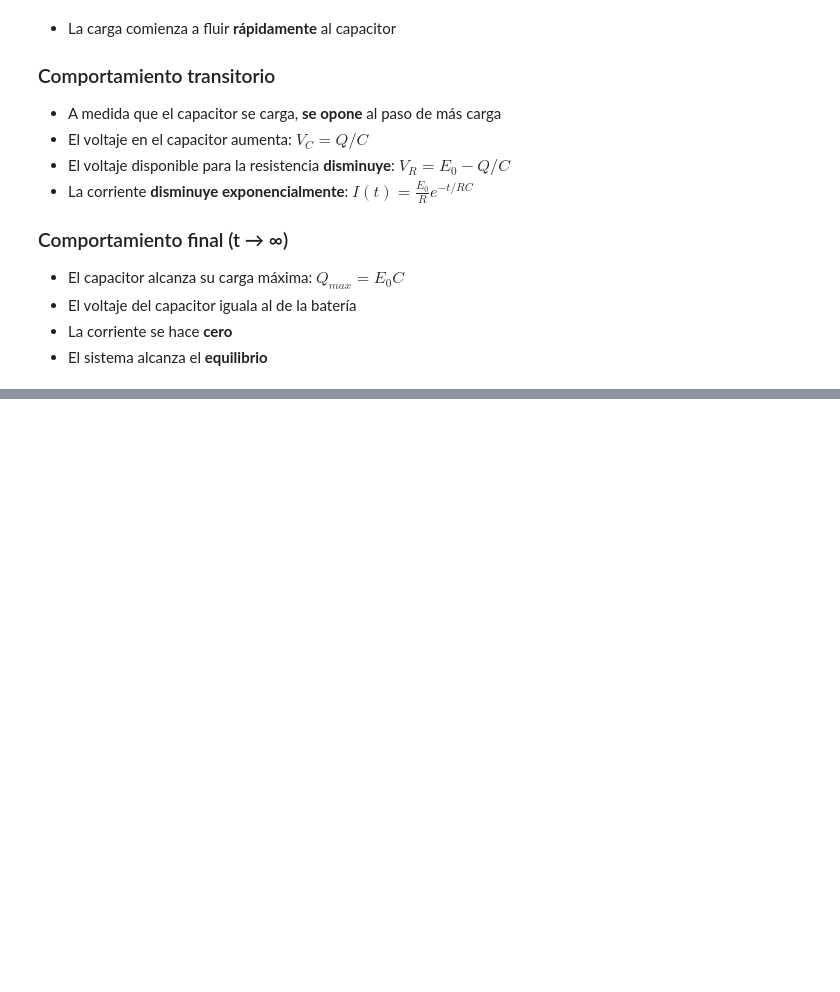
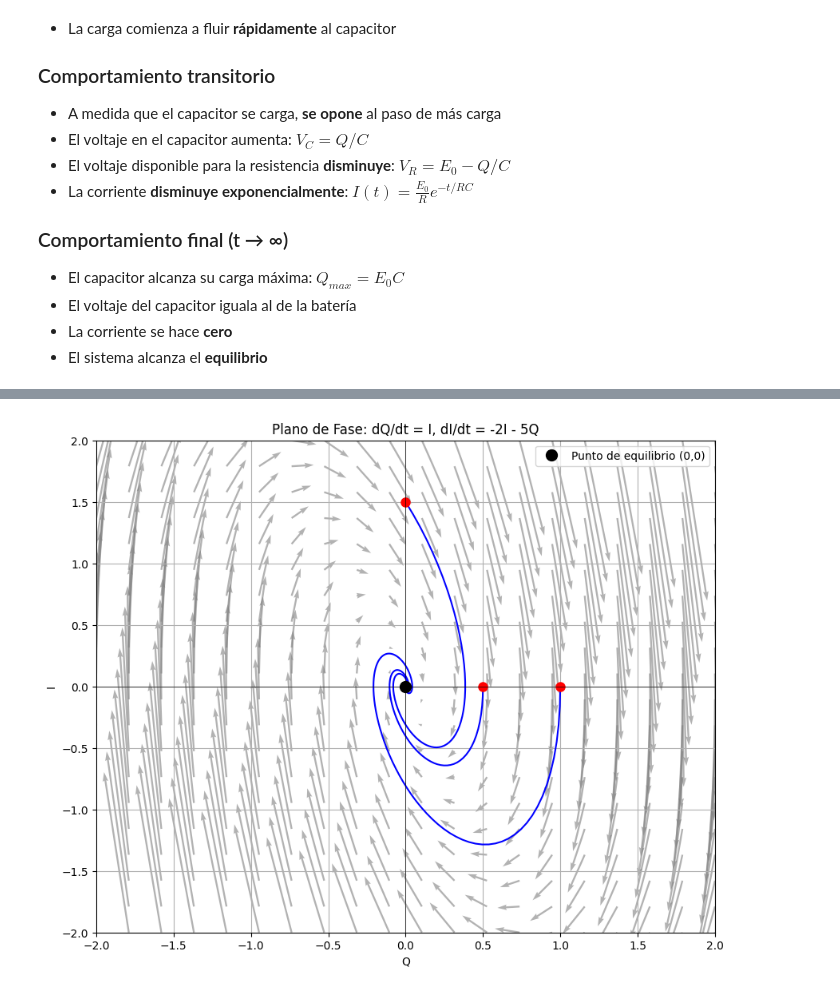
Before and after one commit to AxAvier7/Team-20-for-EDO-and-MN, a Jupyter notebook: Tema 20. Circuitos eléctricos.ipynb, the cells around one changed output, grey strips where cells are left out. Drawn from its saved outputs; the diff is of its cells as text; code cells hidden in the pictures; blank space fills up the shorter version.

Commit message:
Notebook Expo
Añadido al notebook la parte C sobre la resolucion del sistema y el plano de fase.
SUJETO A CAMBIOS

```diff
--- a/Parte A/PartA.ipynb
+++ b/Tema 20. Circuitos eléctricos.ipynb
@@ -311,0 +413,56 @@ La forma exponencial surge naturalmente porque **la velocidad de carga es propor
+# %%
+import numpy as np
+import matplotlib.pyplot as plt
+from scipy.integrate import odeint
+
+def sistema(variables, t):
+    Q, I = variables
+    dQdt = I
+    dIdt = -2 * I - 5 * Q
+    return [dQdt, dIdt]
+
+Q_min, Q_max = -2, 2
+I_min, I_max = -2, 2
+n_points = 20
+
+Q_values = np.linspace(Q_min, Q_max, n_points)
+I_values = np.linspace(I_min, I_max, n_points)
+Q_grid, I_grid = np.meshgrid(Q_values, I_values)
+
+dQ_dt = I_grid
+dI_dt = -2 * I_grid - 5 * Q_grid
+
+t = np.linspace(0, 10, 300)
+
+condiciones_iniciales = [
+    [1.0, 0],    # Capacitor cargado, sin corriente
+    [0.5, 0],    # Capacitor medio cargado
+    [0, 1.5],    # Sin carga, con corriente
+]
+
+plt.figure(figsize=(10, 8))
+
+plt.quiver(Q_grid, I_grid, dQ_dt, dI_dt, color='gray', alpha=0.6, scale=50)
+
+for cond in condiciones_iniciales:
+    sol = odeint(sistema, cond, t)
+    plt.plot(sol[:, 0], sol[:, 1], 'b-', linewidth=1.5)
+    plt.plot(cond[0], cond[1], 'ro', markersize=8)
+
+#Graficamos el punto crítico
+plt.plot(0, 0, 'ko', markersize=10, label='Punto de equilibrio (0,0)')
+
+
+plt.title('Plano de Fase: dQ/dt = I, dI/dt = -2I - 5Q')
+plt.xlabel('Q')
+plt.ylabel('I')
+plt.grid(True)
+plt.axhline(0, color='black', linewidth=0.5)
+plt.axvline(0, color='black', linewidth=0.5)
+plt.xlim(Q_min, Q_max)
+plt.ylim(I_min, I_max)
+plt.legend()
+
+plt.show()
+# %% [output]
+[figure, added]
```
Also changed, not shown: parts of 2 cells of this notebook.
